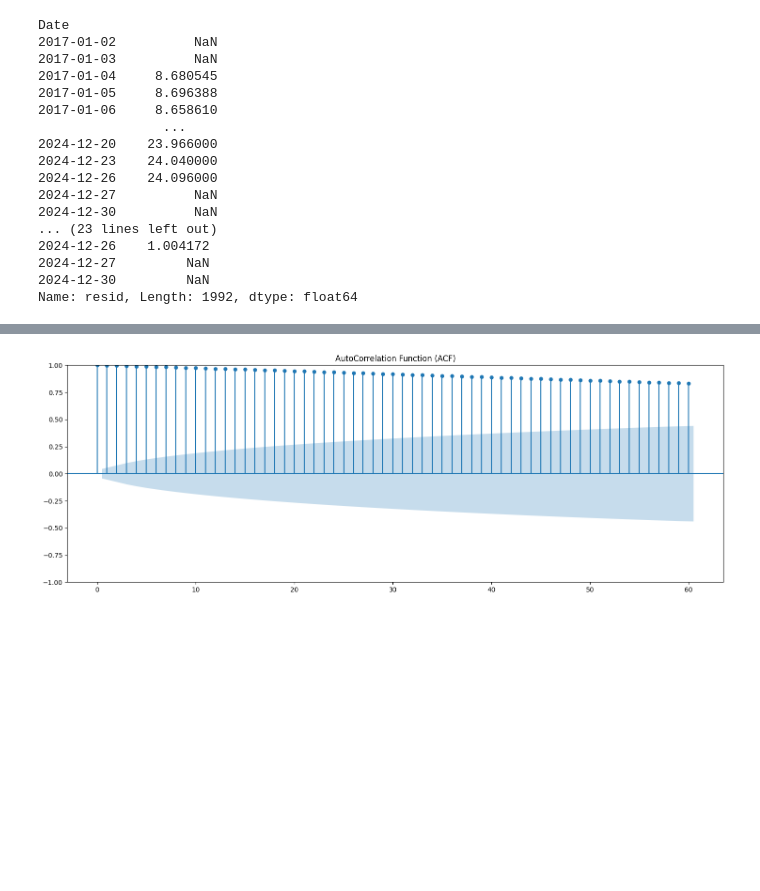
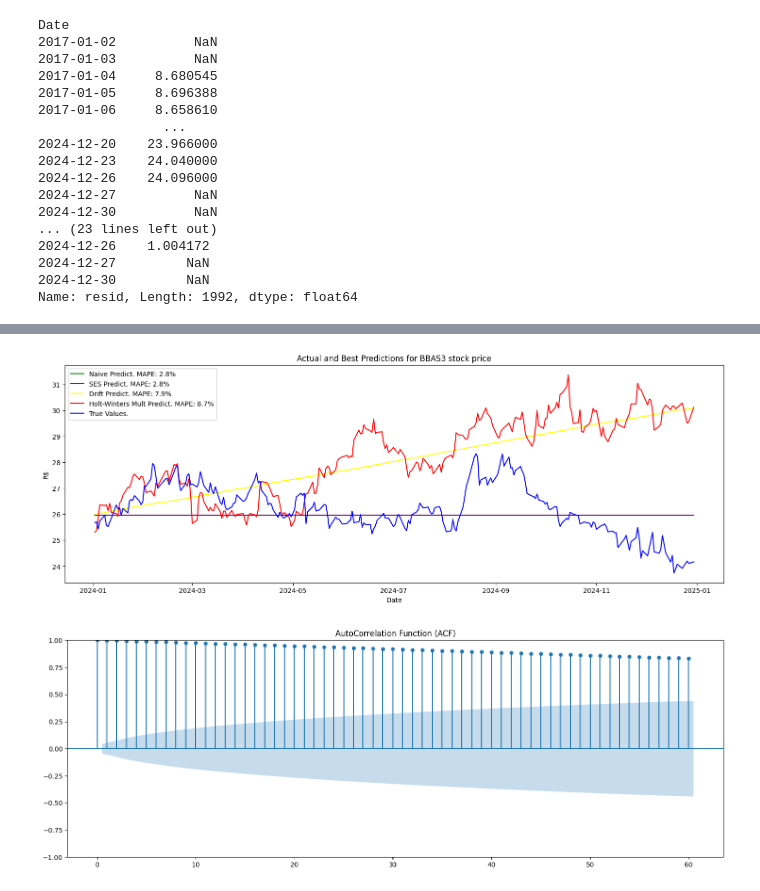
Before and after one commit to Botelho97/tcc-predict-stocks-models-comparison, a Jupyter notebook: models.ipynb, the cells around one changed output, grey strips where cells are left out. Cells and saved outputs as stored; diff of their text form; code cells hidden in the pictures; blank space fills up the shorter version.

```diff
--- a/models.ipynb
+++ b/models.ipynb
@@ -204,0 +299,10 @@ plt.show()
+# %%
+n = len(bb_series_train)
+drift_slope = (bb_series_train.iloc[-1] - bb_series_train.iloc[0]) / (n - 1)
+drift_forecast = bb_series_train.iloc[-1] + drift_slope * np.arange(1, len(bb_series_test) + 1)
+drift_forecast = pd.Series(drift_forecast, index=bb_series_test.index)
+print(drift_forecast)
+mape_drift = mean_absolute_percentage_error(bb_series_test, drift_forecast)*100
+modelos.append("Drift")
+mapes.append(mape_drift)
+print(mape_drift)
@@ -204,0 +348,8 @@ plt.show()
+# %%
+ses_model = SimpleExpSmoothing(bb_series_train).fit()
+ses_forecast = ses_model.forecast(steps=len(bb_series_test))
+print(ses_forecast)
+mape_ses = mean_absolute_percentage_error(bb_series_test, ses_forecast)*100
+modelos.append("SES")
+mapes.append(mape_ses)
+print(mape_ses)
@@ -205,3 +460,19 @@ plt.show()
+# %%
+ses_forecast.index = bb_series_test.index
+hw_mult_forecast.index = bb_series_test.index
+
+plt.plot(naive_forecast, 'green', label=f'Naive Predict. MAPE: {mape_naive:.1f}%')
+plt.plot(ses_forecast, 'purple', label=f'SES Predict. MAPE: {mape_ses:.1f}%')
+plt.plot(drift_forecast, 'yellow', label=f"Drift Predict. MAPE: {mape_drift:.1f}%")
+plt.plot(hw_mult_forecast, 'red', label=f'Holt-Winters Mult Predict. MAPE: {mape_hw_mult:.1f}%')
+plt.plot(bb_series_test, 'blue', label=f'True Values.')
+plt.legend()
+plt.title("Actual and Best Predictions for BBAS3 stock price")
+plt.ylabel("R$")
+plt.xlabel("Date")
+plt.show()
+# %% [output]
+[figure, added]
 # %%
 # ACF (AutoCorrelation Function)
 from statsmodels.graphics.tsaplots import plot_acf
```
Also changed, not shown: parts of 18 cells of this notebook, 1 other file.
